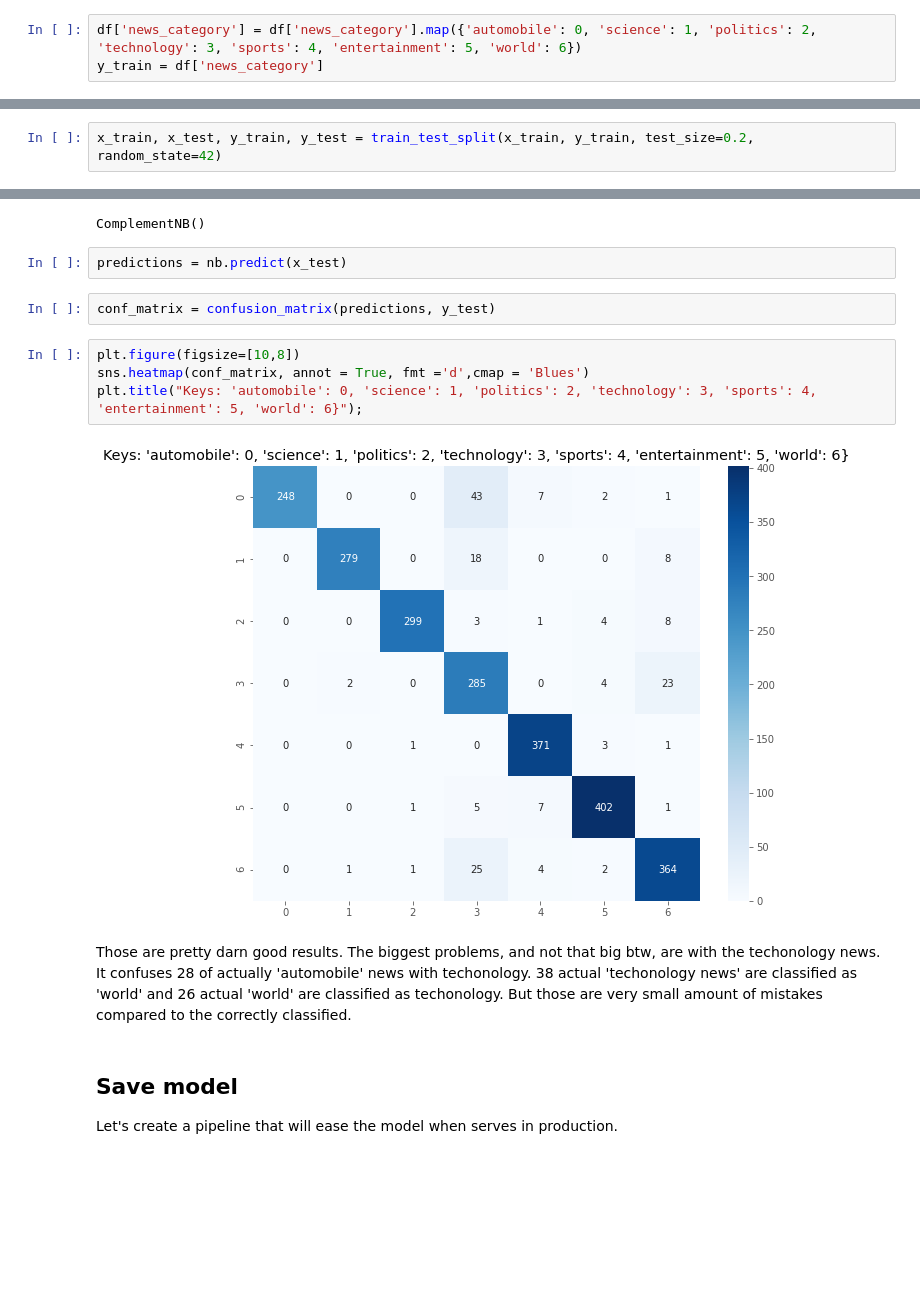
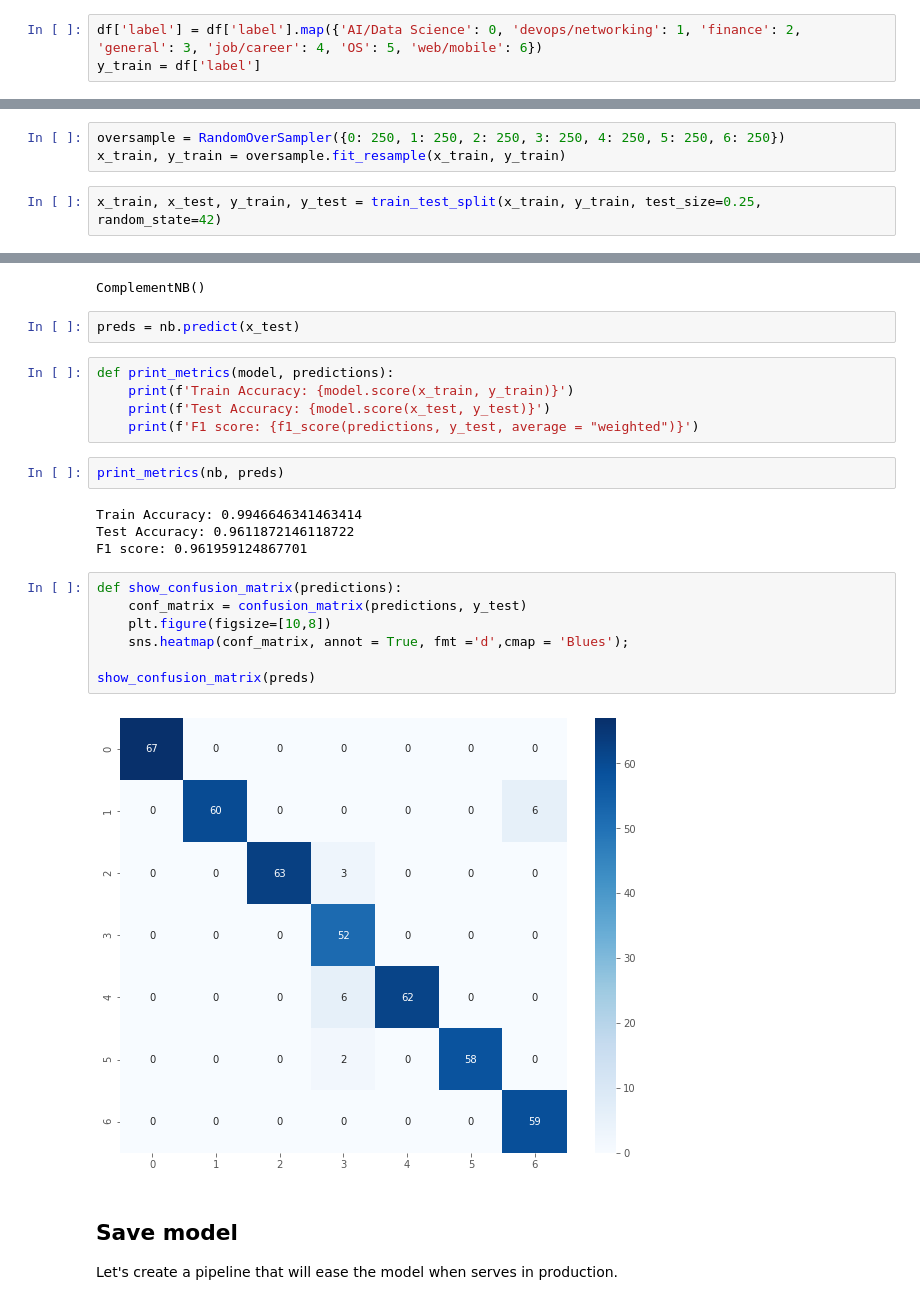
Before and after one commit to ivvlko/NLP-Factory, a Jupyter notebook: model_creation/learn-ai-bbc/topic_labelling_naive_bayes.ipynb, the cells around one changed output, grey strips where cells are left out. Cells and saved outputs as stored; diff of their text form; blank space fills up the shorter version.

```diff
--- a/model_creation/learn-ai-bbc/topic_labelling_naive_bayes.ipynb
+++ b/model_creation/learn-ai-bbc/topic_labelling_naive_bayes.ipynb
@@ -85,6 +121,6 @@ x_train = x_train.toarray()
 # %%
-df['news_category'] = df['news_category'].map({'automobile': 0, 'science': 1, 'politics': 2, 'technology': 3, 'sports': 4, 'entertainment': 5, 'world': 6})
-y_train = df['news_category']
+df['label'] = df['label'].map({'AI/Data Science': 0, 'devops/networking': 1, 'finance': 2, 'general': 3, 'job/career': 4, 'OS': 5, 'web/mobile': 6})
+y_train = df['label']
 # %%
 x_train.shape, y_train.shape
 # %% [output]
@@ -92,5 +132,8 @@ x_train.shape, y_train.shape
+# %%
+oversample = RandomOverSampler({0: 250, 1: 250, 2: 250, 3: 250, 4: 250, 5: 250, 6: 250})
+x_train, y_train = oversample.fit_resample(x_train, y_train)
 # %%
-x_train, x_test, y_train, y_test = train_test_split(x_train, y_train, test_size=0.2, random_state=42)
+x_train, x_test, y_train, y_test = train_test_split(x_train, y_train, test_size=0.25, random_state=42)
 # %%
 x_train.shape, y_train.shape
 # %% [output]
@@ -110,17 +153,27 @@ nb.fit(x_train, y_train)
 # %% [output]
 ComplementNB()
 # %%
-predictions = nb.predict(x_test)
+preds = nb.predict(x_test)
-# %%
-conf_matrix = confusion_matrix(predictions, y_test)
+# %%
+def print_metrics(model, predictions):
+    print(f'Train Accuracy: {model.score(x_train, y_train)}')
+    print(f'Test Accuracy: {model.score(x_test, y_test)}')
+    print(f'F1 score: {f1_score(predictions, y_test, average = "weighted")}')
+# %%
+print_metrics(nb, preds)
+# %% [output]
+Train Accuracy: 0.9946646341463414
+Test Accuracy: 0.9611872146118722
+F1 score: 0.961959124867701
 # %%
-plt.figure(figsize=[10,8])
-sns.heatmap(conf_matrix, annot = True, fmt ='d',cmap = 'Blues')
-plt.title("Keys: 'automobile': 0, 'science': 1, 'politics': 2, 'technology': 3, 'sports': 4, 'entertainment': 5, 'world': 6}");
+def show_confusion_matrix(predictions):
+    conf_matrix = confusion_matrix(predictions, y_test)
+    plt.figure(figsize=[10,8])
+    sns.heatmap(conf_matrix, annot = True, fmt ='d',cmap = 'Blues');
+
+show_confusion_matrix(preds)
 # %% [output]
-[figure, old version]
+[figure, new version]
-# %% [markdown]
-Those are pretty darn good results. The biggest problems, and not that big btw, are with the techonology news. It confuses 28 of actually 'automobile' news with techonology. 38 actual 'techonology news' are classified as 'world' and 26 actual 'world' are classified as techonology. But those are very small amount of mistakes compared to the correctly classified.
 # %% [markdown]
 ## Save model
 
```
Also changed, not shown: parts of 36 cells of this notebook, 14 other files.
